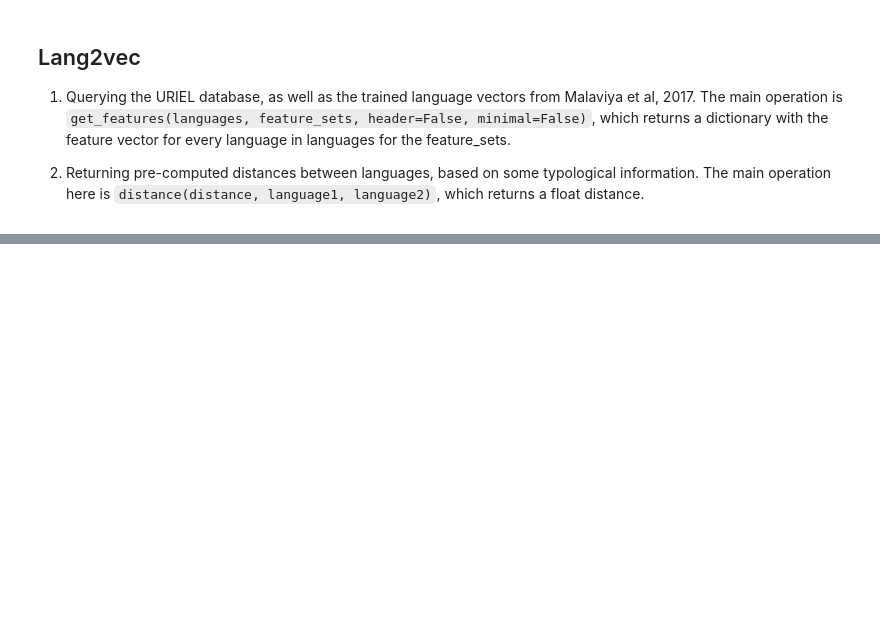
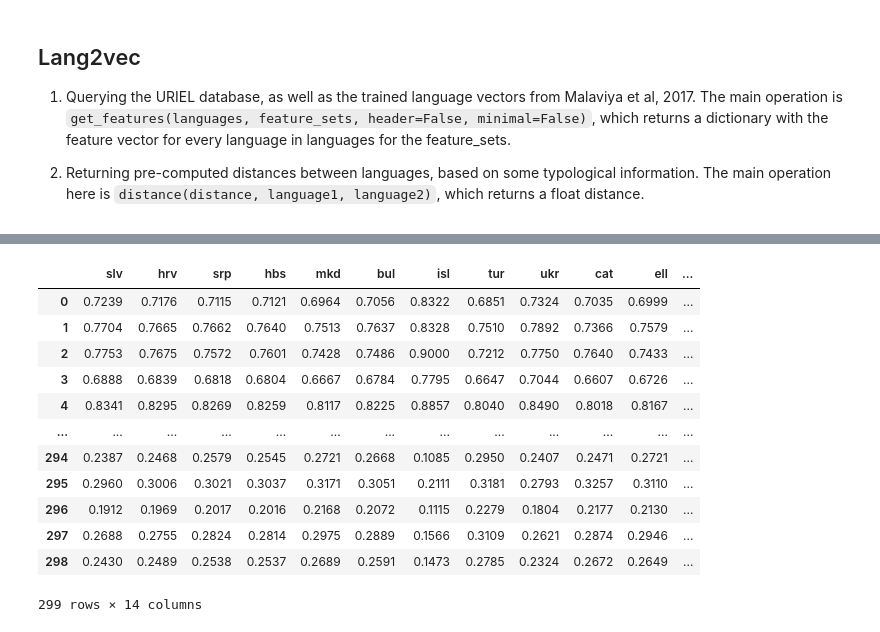
Before and after one commit to TajaKuzman/Crosslingual-Genre-Bias-Analysis, a Jupyter notebook: lang2vec-analysis.ipynb, the cells around one changed output, grey strips where cells are left out. Saved outputs shown, nothing was run; the diff lists cells and outputs as text; code cells hidden in the pictures; blank space fills up the shorter version.

```diff
--- a/lang2vec-analysis.ipynb
+++ b/lang2vec-analysis.ipynb
@@ -47,13 +53,14 @@ l2v.get_features("hbs", "syntax_wals")
 # %%
+# For each of the features, create a table to see how many features are supported for all of the languages
 lang_features = {}
 
-for lang in ["slv", "hrv", "srp", "hbs", "mkd", "bul", "isl", "tur", "ukr", "cat", "ell", "mlt", "alb"]:
-	lang_features_list = {}
-	for feature in features:
+for feature in features:
+	current_feature_dict = {}
+	for lang in ["slv", "hrv", "srp", "hbs", "mkd", "bul", "isl", "tur", "ukr", "cat", "ell", "mlt", "alb", "eng"]:
 		try:
-			lang_features_list[feature] = l2v.get_features(lang, feature)
+			current_feature_dict[lang] = l2v.get_features(lang, feature)[lang]
 		except:
-			lang_features_list[feature] = "NaN"
-	lang_features[lang] = lang_features_list
+			current_feature_dict[lang] = "NaN"
+	lang_features[feature] = current_feature_dict
 
 lang_features
@@ -83,0 +85,10 @@ df_lang.to_json("lang2vec.jsonl", lines=True)
+# %%
+df_lang_features = pd.DataFrame(lang_features["geo"])
+
+# Replace empty lines by NaN
+df_lang_features = df_lang_features.replace("--", np.nan)
+
+display(df_lang_features.describe())
+
+df_lang_features
+# %% [output]
@@ -83,0 +104,13 @@ df_lang.to_json("lang2vec.jsonl", lines=True)
+|  | slv | hrv | srp | hbs | mkd | bul | isl | tur | ukr | cat | ell | ... |
+| 0 | 0.7239 | 0.7176 | 0.7115 | 0.7121 | 0.6964 | 0.7056 | 0.8322 | 0.6851 | 0.7324 | 0.7035 | 0.6999 | ... |
+| 1 | 0.7704 | 0.7665 | 0.7662 | 0.7640 | 0.7513 | 0.7637 | 0.8328 | 0.7510 | 0.7892 | 0.7366 | 0.7579 | ... |
+| 2 | 0.7753 | 0.7675 | 0.7572 | 0.7601 | 0.7428 | 0.7486 | 0.9000 | 0.7212 | 0.7750 | 0.7640 | 0.7433 | ... |
+| 3 | 0.6888 | 0.6839 | 0.6818 | 0.6804 | 0.6667 | 0.6784 | 0.7795 | 0.6647 | 0.7044 | 0.6607 | 0.6726 | ... |
+| 4 | 0.8341 | 0.8295 | 0.8269 | 0.8259 | 0.8117 | 0.8225 | 0.8857 | 0.8040 | 0.8490 | 0.8018 | 0.8167 | ... |
+| ... | ... | ... | ... | ... | ... | ... | ... | ... | ... | ... | ... | ... |
+| 294 | 0.2387 | 0.2468 | 0.2579 | 0.2545 | 0.2721 | 0.2668 | 0.1085 | 0.2950 | 0.2407 | 0.2471 | 0.2721 | ... |
+| 295 | 0.2960 | 0.3006 | 0.3021 | 0.3037 | 0.3171 | 0.3051 | 0.2111 | 0.3181 | 0.2793 | 0.3257 | 0.3110 | ... |
+| 296 | 0.1912 | 0.1969 | 0.2017 | 0.2016 | 0.2168 | 0.2072 | 0.1115 | 0.2279 | 0.1804 | 0.2177 | 0.2130 | ... |
+| 297 | 0.2688 | 0.2755 | 0.2824 | 0.2814 | 0.2975 | 0.2889 | 0.1566 | 0.3109 | 0.2621 | 0.2874 | 0.2946 | ... |
+| 298 | 0.2430 | 0.2489 | 0.2538 | 0.2537 | 0.2689 | 0.2591 | 0.1473 | 0.2785 | 0.2324 | 0.2672 | 0.2649 | ... |
+299 rows × 14 columns
```
Also changed, not shown: parts of 25 cells of this notebook, 4 other files.
